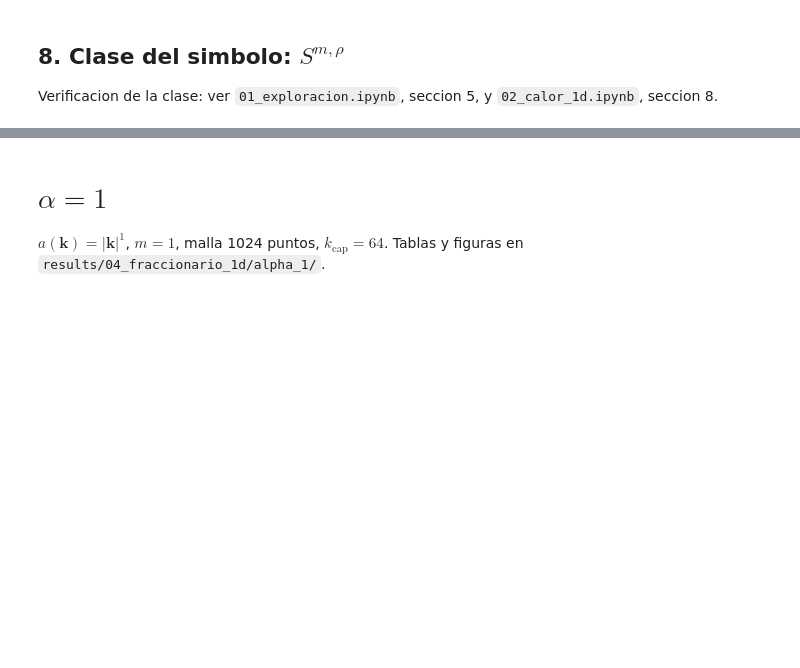
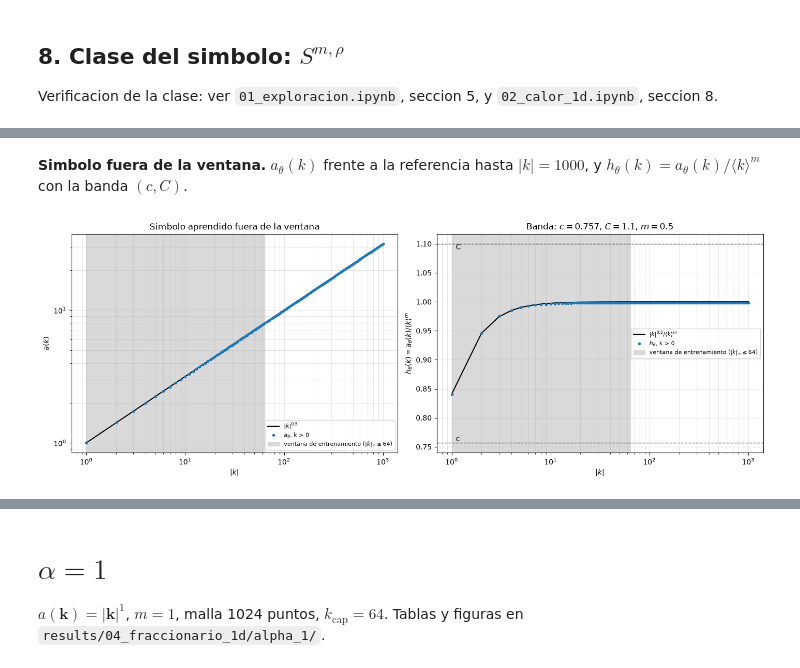
Before and after one commit to luencaro/parabolic-symbol-neural-operator, a Jupyter notebook: notebooks/04_fraccionario_1d.ipynb, the cells around one changed output, grey strips where cells are left out. Saved outputs shown, nothing was run; the diff lists cells and outputs as text; code cells hidden in the pictures; blank space fills up the shorter version.

```diff
--- a/notebooks/04_fraccionario_1d.ipynb
+++ b/notebooks/04_fraccionario_1d.ipynb
@@ -260,0 +296,6 @@ pendiente = nan significa Delta^alpha a = 0 en la ventana, asi que C_alpha = 0 b
+# %% [markdown]
+**Simbolo fuera de la ventana.** $a_\theta(k)$ frente a la referencia hasta $|k|=1000$, y $h_\theta(k)=a_\theta(k)/\langle k\rangle^m$ con la banda $(c,C)$.
+# %%
+figures.symbol_extrapolation_figure(modelo, cargado.reference, cargado.results, k_window=cargado.k_max)
+# %% [output]
+[figure, added]
```
Also changed, not shown: parts of 54 cells of this notebook, 2 other files.
